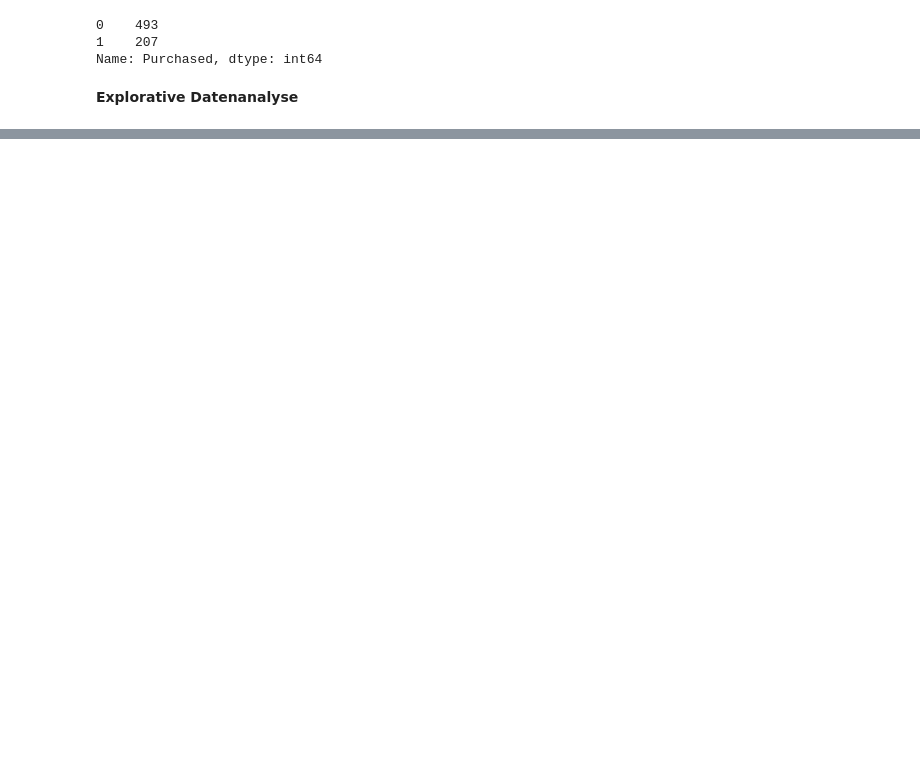
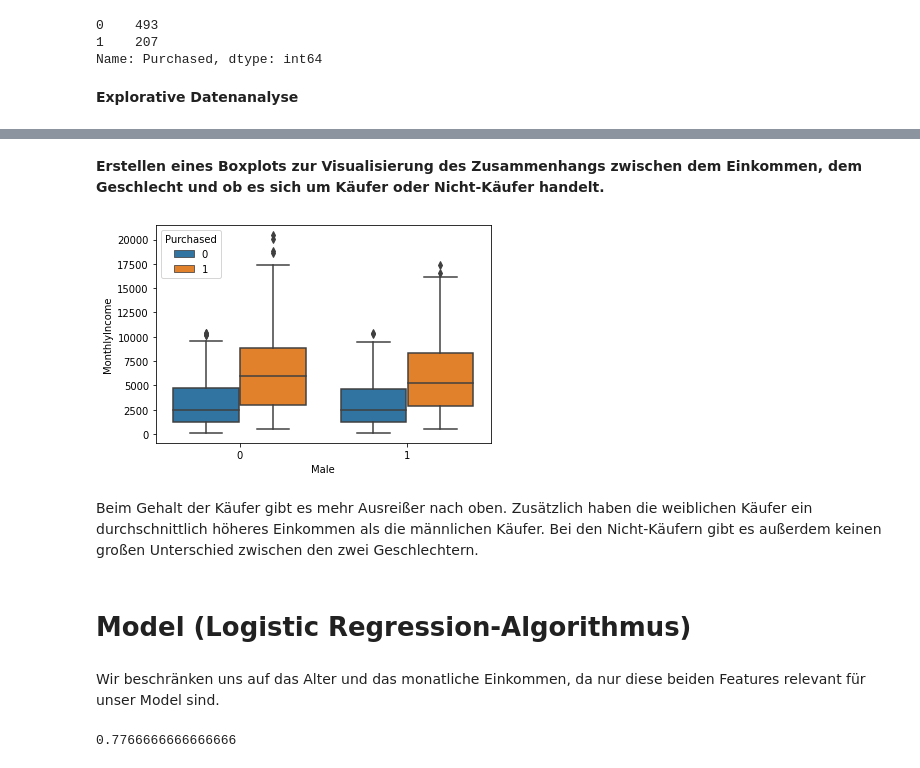
Before and after one commit to Aaron-David-HdM/Applied-Data-Analytics, a Jupyter notebook: UseCase_3/Durchfuehrung der Klassifikationsanalyse.ipynb, the cells around one changed output, grey strips where cells are left out. Saved outputs shown, nothing was run; the diff lists cells and outputs as text; code cells hidden in the pictures; blank space fills up the shorter version.

```diff
--- a/UseCase_3/Durchfuehrung der Klassifikationsanalyse.ipynb
+++ b/UseCase_3/Durchfuehrung der Klassifikationsanalyse.ipynb
@@ -124,0 +156,12 @@ sns.heatmap(corr, mask=mask, cmap=cmap, annot=True, square=True, annot_kws={"siz
+# %% [markdown]
+**Erstellen eines Boxplots zur Visualisierung des Zusammenhangs zwischen dem Einkommen, dem Geschlecht und ob es sich um Käufer oder Nicht-Käufer handelt.**
+# %%
+sns.boxplot(x="Male", y="MonthlyIncome", hue="Purchased", data=train_dataset);
+# %% [output]
+[figure, added]
+# %% [markdown]
+Beim Gehalt der Käufer gibt es mehr Ausreißer nach oben. Zusätzlich haben die weiblichen Käufer ein durchschnittlich höheres Einkommen als die männlichen Käufer. Bei den Nicht-Käufern gibt es außerdem keinen großen Unterschied zwischen den zwei Geschlechtern.
+# %% [markdown]
+# Model (Logistic Regression-Algorithmus)
+# %% [markdown]
+Wir beschränken uns auf das Alter und das monatliche Einkommen, da nur diese beiden Features relevant für unser Model sind.
@@ -124,0 +178,5 @@ sns.heatmap(corr, mask=mask, cmap=cmap, annot=True, square=True, annot_kws={"siz
+# %%
+# Return the mean accuracy on the given test data and labels:
+clf.score(X_test, y_test)
+# %% [output]
+0.7766666666666666
```
Also changed, not shown: parts of 33 cells of this notebook.
